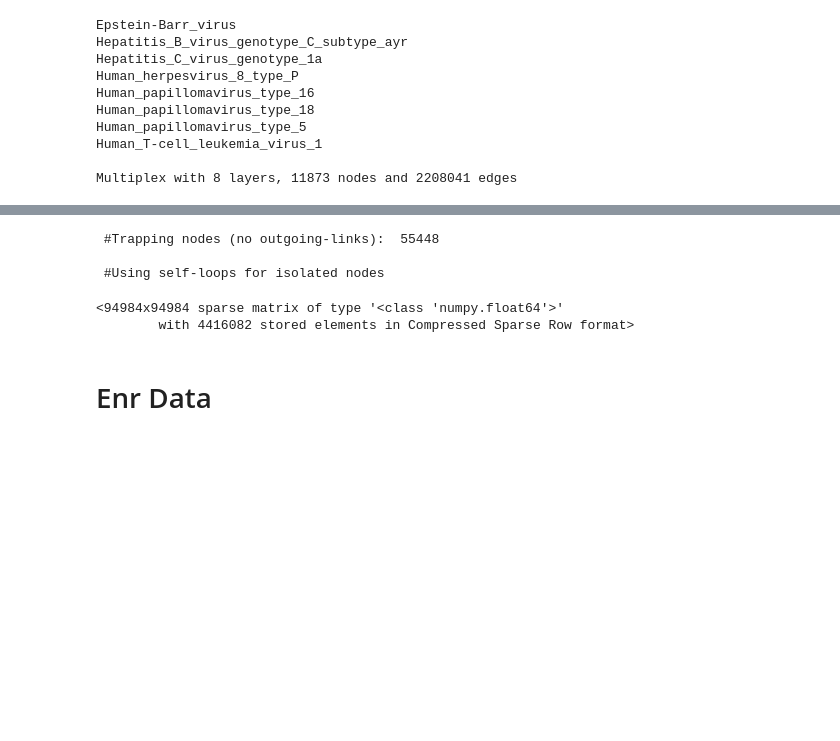
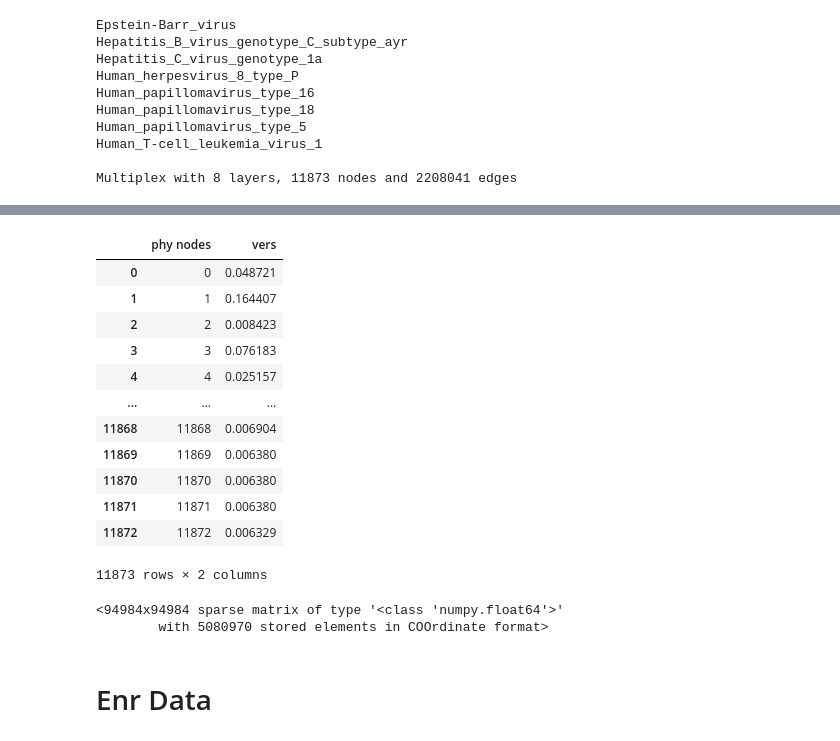
Before and after one commit to francescozambelli/OncoVirus_SarsCov2, a Jupyter notebook: Virus_Analysis_Multilayer.ipynb, the cells around one changed output, grey strips where cells are left out. Cells and saved outputs as stored; diff of their text form; code cells hidden in the pictures; blank space fills up the shorter version.

```diff
--- a/Virus_Analysis_Multilayer.ipynb
+++ b/Virus_Analysis_Multilayer.ipynb
@@ -130,8 +113,0 @@ supra_mxpl = mxp.build.build_supra_adjacency_matrix_from_edge_colored_matrices(n
-# %%
-trans_mxpl = mxp.build.build_supra_transition_matrix_from_supra_adjacency_matrix(supra=supra_mxpl,
-                                                                                 layers=net_onco.Layers,
-                                                                                 nodes=net_onco.Nodes)
-# %% [output]
- #Trapping nodes (no outgoing-links):  55448
-
- #Using self-loops for isolated nodes
@@ -143,5 +113,0 @@ supra_transition = supra_strength.dot(supra_mxpl)
-# %%
-supra_transition.sum(axis)
-# %% [output]
-<94984x94984 sparse matrix of type '<class 'numpy.float64'>'
-        with 4416082 stored elements in Compressed Sparse Row format>
@@ -189,3 +114,27 @@ def supra_transition_matrix_virus(supra, node_tensor, nodes, layers, p_intra = 1
+# %%
+mxp.versatility.get_multi_RW_centrality_edge_colored(node_tensor=tensor_onco, cval=0.15)
+# %% [output]
+|  | phy nodes | vers |
+| 0 | 0 | 0.048721 |
+| 1 | 1 | 0.164407 |
+| 2 | 2 | 0.008423 |
+| 3 | 3 | 0.076183 |
+| 4 | 4 | 0.025157 |
+| ... | ... | ... |
+| 11868 | 11868 | 0.006904 |
+| 11869 | 11869 | 0.006380 |
+| 11870 | 11870 | 0.006380 |
+| 11871 | 11871 | 0.006380 |
+| 11872 | 11872 | 0.006329 |
+11873 rows × 2 columns
+# %%
+mxp.build.create_supra_transition_matrix_virus(supra=supra_onco,
+                                               node_tensor = tensor_onco,
+                                               nodes = net_onco.Nodes,
+                                               layers = net_onco.Layers)
+# %% [output]
+<94984x94984 sparse matrix of type '<class 'numpy.float64'>'
+        with 5080970 stored elements in COOrdinate format>
 # %% [markdown]
 # Enr Data
 # %%
```
Also changed, not shown: parts of 6 cells of this notebook.
